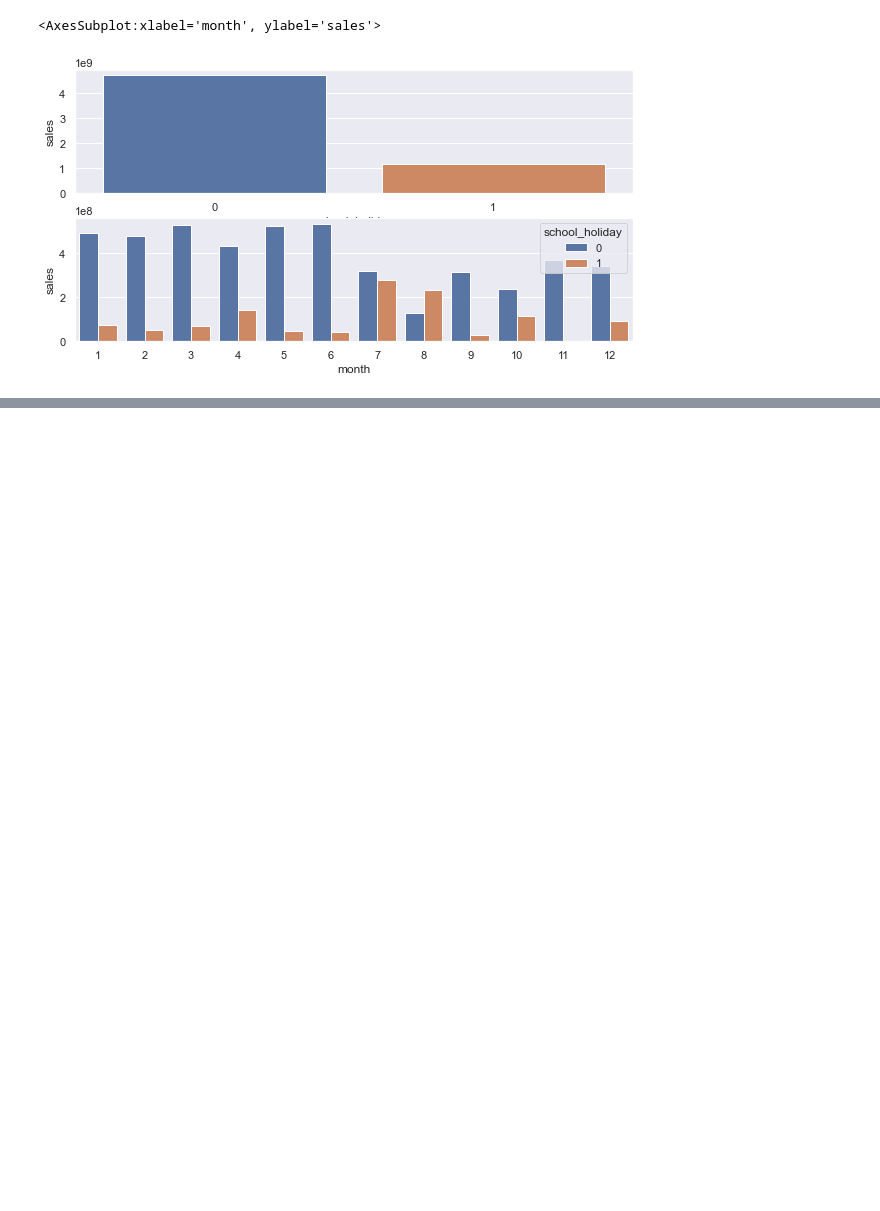
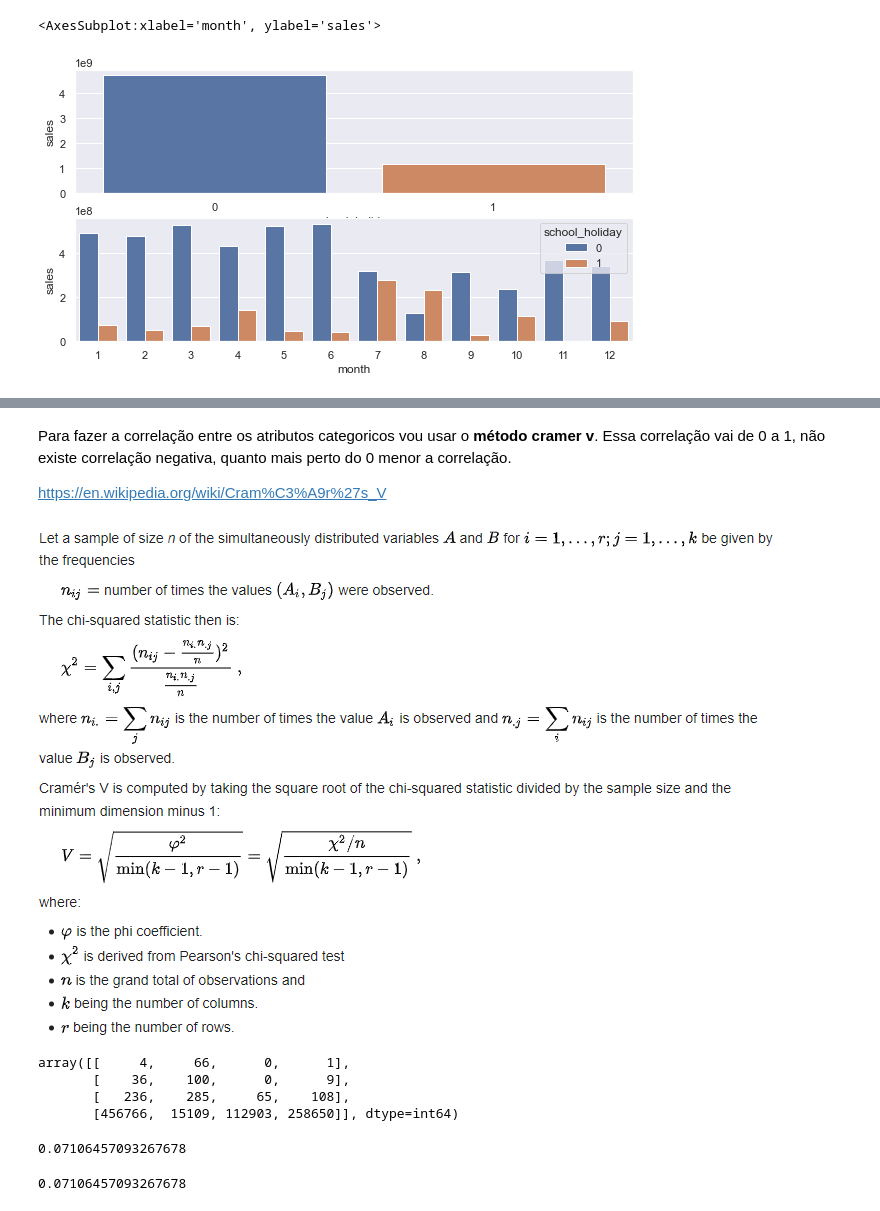
Before and after one commit to laaisfmaia/projeto-ds-em-producao, a Jupyter notebook: mod_4_Exploratory_Data_Analysis.ipynb, the cells around one changed output, grey strips where cells are left out. Drawn from its saved outputs; the diff is of its cells as text; code cells hidden in the pictures; blank space fills up the shorter version.

```diff
--- a/mod_4_Exploratory_Data_Analysis.ipynb
+++ b/mod_4_Exploratory_Data_Analysis.ipynb
@@ -1025,0 +1072,18 @@ sns.barplot(x = 'month', y = 'sales', hue='school_holiday', data=aux2)
+# %% [markdown]
+Para fazer a correlação entre os atributos categoricos vou usar o **método cramer v**. Essa correlação vai de 0 a 1, não existe  correlação negativa, quanto mais perto do 0 menor a correlação.
+
+https://en.wikipedia.org/wiki/Cram%C3%A9r%27s_V
+# %%
+Image(r"C:\Users\laais\CDS_DS_em_produção\cramer v.png")
+# %% [output]
+[figure, added]
+# %%
+#tabela de contingencia/confusing matrix (cm)
+#pega duas variaveis categoricas q eu queria fazer a correlação
+cm = pd.crosstab( a['state_holiday'], a['store_type']).values
+cm
+# %% [output]
+array([[     4,     66,      0,      1],
+       [    36,    100,      0,      9],
+       [   236,    285,     65,    108],
+       [456766,  15109, 112903, 258650]], dtype=int64)
@@ -1025,0 +1097,5 @@ sns.barplot(x = 'month', y = 'sales', hue='school_holiday', data=aux2)
+# %%
+v = np.sqrt( (chi2/n) / (min(k-1, r-1)))
+v
+# %% [output]
+0.07106457093267678
@@ -1025,0 +1111,4 @@ sns.barplot(x = 'month', y = 'sales', hue='school_holiday', data=aux2)
+# %%
+cramer_v(a['state_holiday'], a['store_type'])
+# %% [output]
+0.07106457093267678
```
Also changed, not shown: parts of 15 cells of this notebook, 2 other files.
